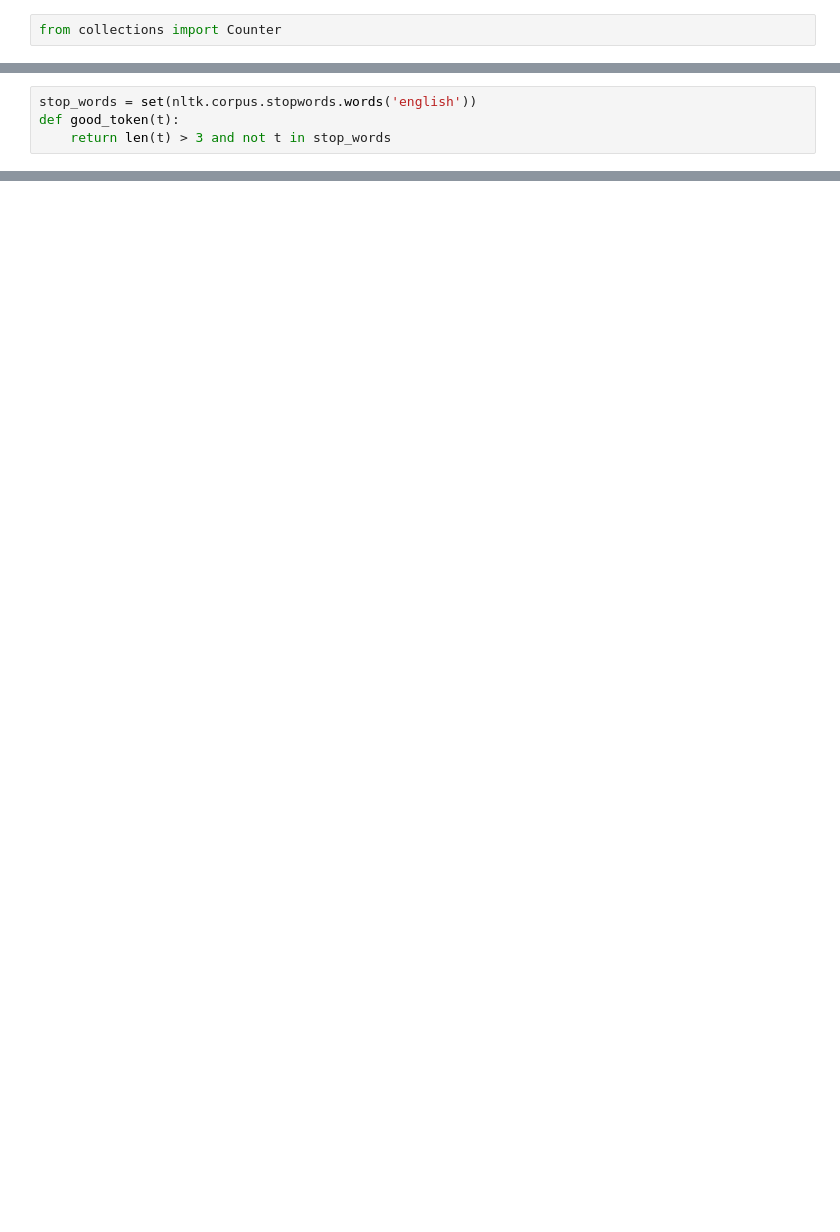
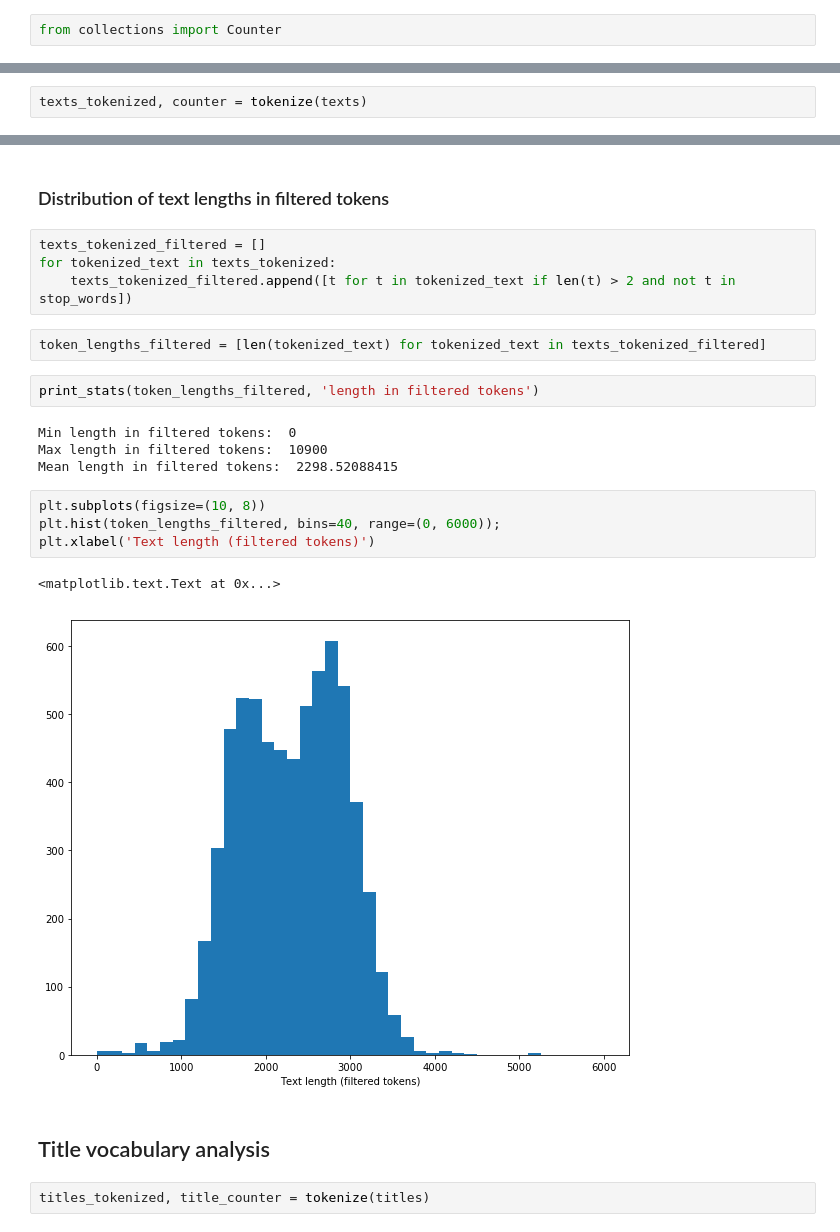
Before and after one commit to Illedran/NIPSTimeMachine, a Jupyter notebook: e.lomagin/1_nips_exploration/basic_corpus_analysis.ipynb, the cells around one changed output, grey strips where cells are left out. Cells and saved outputs as stored; diff of their text form; blank space fills up the shorter version.

```diff
--- a/e.lomagin/1_nips_exploration/basic_corpus_analysis.ipynb
+++ b/e.lomagin/1_nips_exploration/basic_corpus_analysis.ipynb
@@ -21,0 +27,2 @@ for text in tqdm(texts):
+# %%
+texts_tokenized, counter = tokenize(texts)
@@ -77,4 +83,0 @@ good_counter.most_common(10)
-# %%
-stop_words = set(nltk.corpus.stopwords.words('english'))
-def good_token(t):
-    return len(t) > 3 and not t in stop_words
@@ -105,0 +125,25 @@ counter.most_common(100)
+# %% [markdown]
+### Distribution of text lengths in filtered tokens
+# %%
+texts_tokenized_filtered = []
+for tokenized_text in texts_tokenized:
+    texts_tokenized_filtered.append([t for t in tokenized_text if len(t) > 2 and not t in stop_words])
+# %%
+token_lengths_filtered = [len(tokenized_text) for tokenized_text in texts_tokenized_filtered]
+# %%
+print_stats(token_lengths_filtered, 'length in filtered tokens')
+# %% [output]
+Min length in filtered tokens:  0
+Max length in filtered tokens:  10900
+Mean length in filtered tokens:  2298.52088415
+# %%
+plt.subplots(figsize=(10, 8))
+plt.hist(token_lengths_filtered, bins=40, range=(0, 6000));
+plt.xlabel('Text length (filtered tokens)')
+# %% [output]
+<matplotlib.text.Text at 0x...>
+[figure, added]
+# %% [markdown]
+## Title vocabulary analysis
+# %%
+titles_tokenized, title_counter = tokenize(titles)
```
Also changed, not shown: parts of 45 cells of this notebook.
